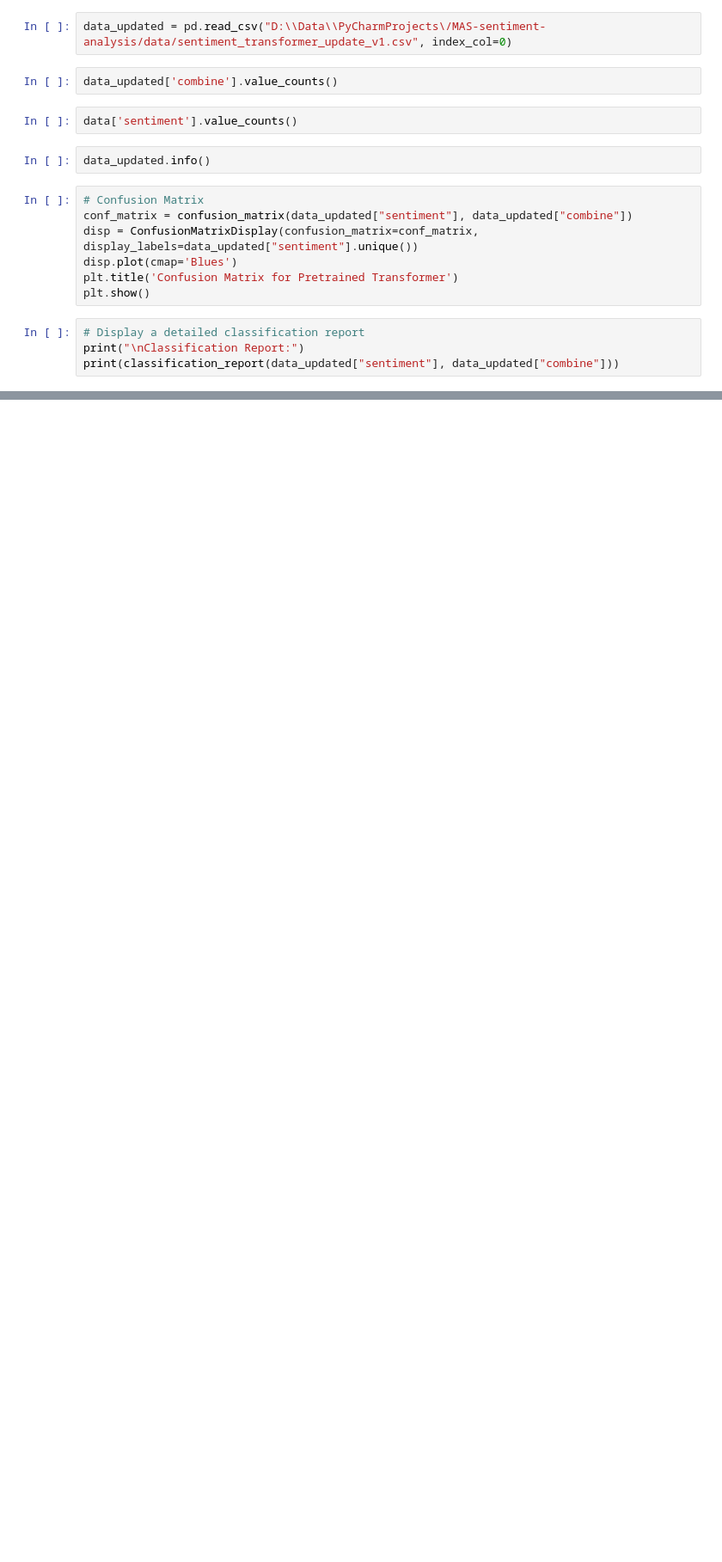
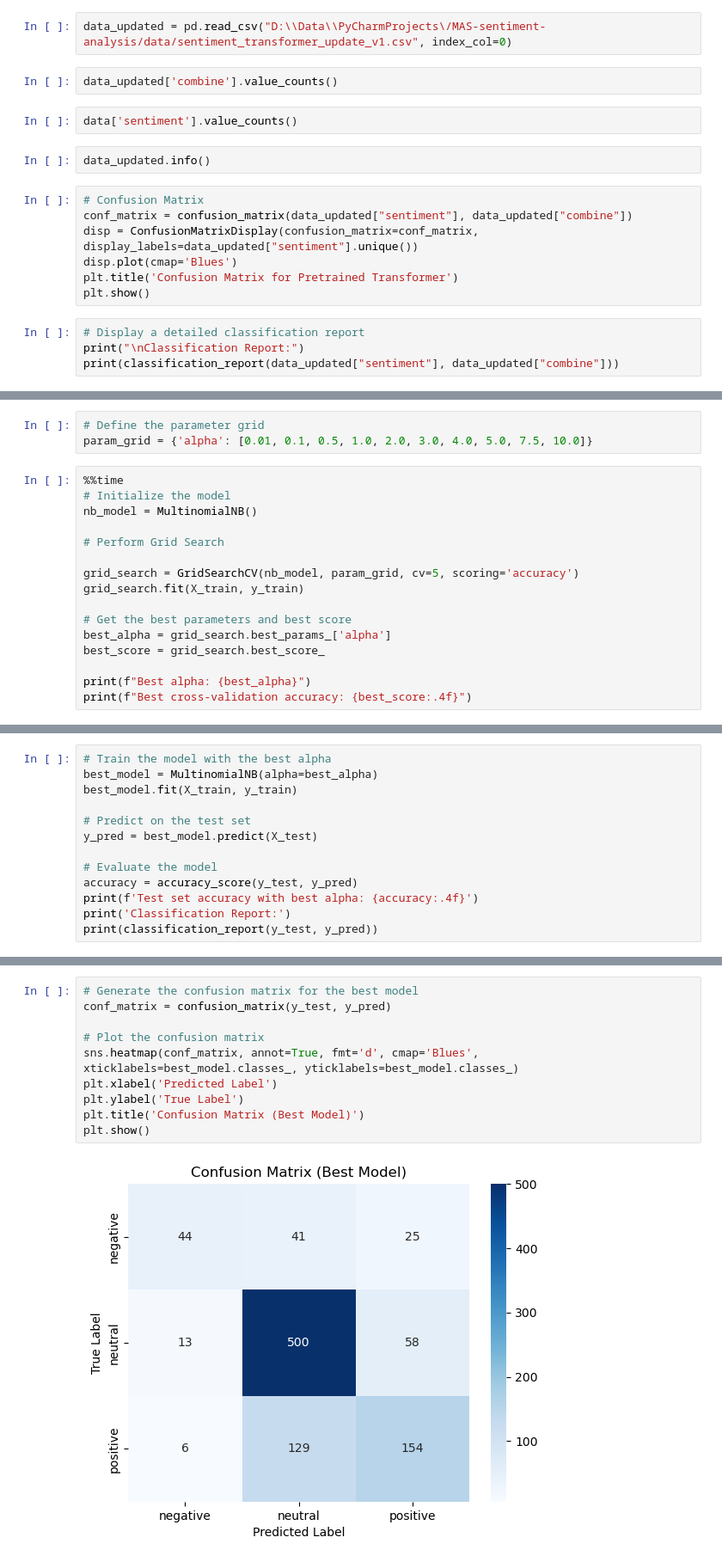
Before and after one commit to olusegunajibola/MAS-sentiment-analysis, a Jupyter notebook: sent_analysis/sentiment_analysis.ipynb, the cells around one changed output, grey strips where cells are left out. Shown at 86% size. Saved outputs shown, nothing was run; the diff lists cells and outputs as text; blank space fills up the shorter version.

```diff
--- a/sent_analysis/sentiment_analysis.ipynb
+++ b/sent_analysis/sentiment_analysis.ipynb
@@ -551,0 +631,19 @@ print(classification_report(data_updated["sentiment"], data_updated["combine"]))
+# %%
+# Define the parameter grid
+param_grid = {'alpha': [0.01, 0.1, 0.5, 1.0, 2.0, 3.0, 4.0, 5.0, 7.5, 10.0]}
+# %%
+%%time
+# Initialize the model
+nb_model = MultinomialNB()
+
+# Perform Grid Search
+
+grid_search = GridSearchCV(nb_model, param_grid, cv=5, scoring='accuracy')
+grid_search.fit(X_train, y_train)
+
+# Get the best parameters and best score
+best_alpha = grid_search.best_params_['alpha']
+best_score = grid_search.best_score_
+
+print(f"Best alpha: {best_alpha}")
+print(f"Best cross-validation accuracy: {best_score:.4f}")
@@ -551,0 +659,13 @@ print(classification_report(data_updated["sentiment"], data_updated["combine"]))
+# %%
+# Train the model with the best alpha
+best_model = MultinomialNB(alpha=best_alpha)
+best_model.fit(X_train, y_train)
+
+# Predict on the test set
+y_pred = best_model.predict(X_test)
+
+# Evaluate the model
+accuracy = accuracy_score(y_test, y_pred)
+print(f'Test set accuracy with best alpha: {accuracy:.4f}')
+print('Classification Report:')
+print(classification_report(y_test, y_pred))
@@ -551,0 +684,12 @@ print(classification_report(data_updated["sentiment"], data_updated["combine"]))
+# %%
+# Generate the confusion matrix for the best model
+conf_matrix = confusion_matrix(y_test, y_pred)
+
+# Plot the confusion matrix
+sns.heatmap(conf_matrix, annot=True, fmt='d', cmap='Blues', xticklabels=best_model.classes_, yticklabels=best_model.classes_)
+plt.xlabel('Predicted Label')
+plt.ylabel('True Label')
+plt.title('Confusion Matrix (Best Model)')
+plt.show()
+# %% [output]
+[figure, added]
```
Also changed, not shown: parts of 14 cells of this notebook.
